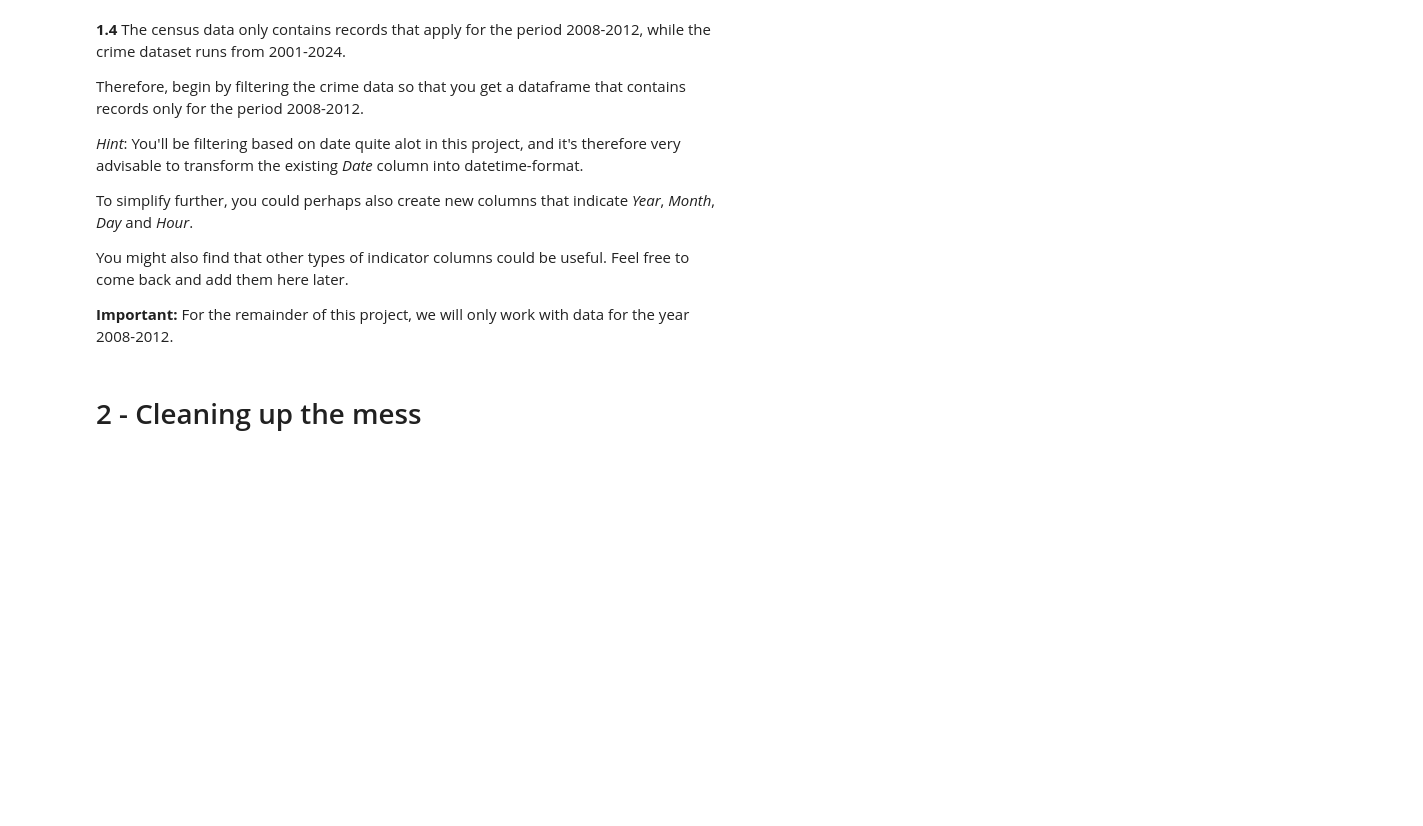
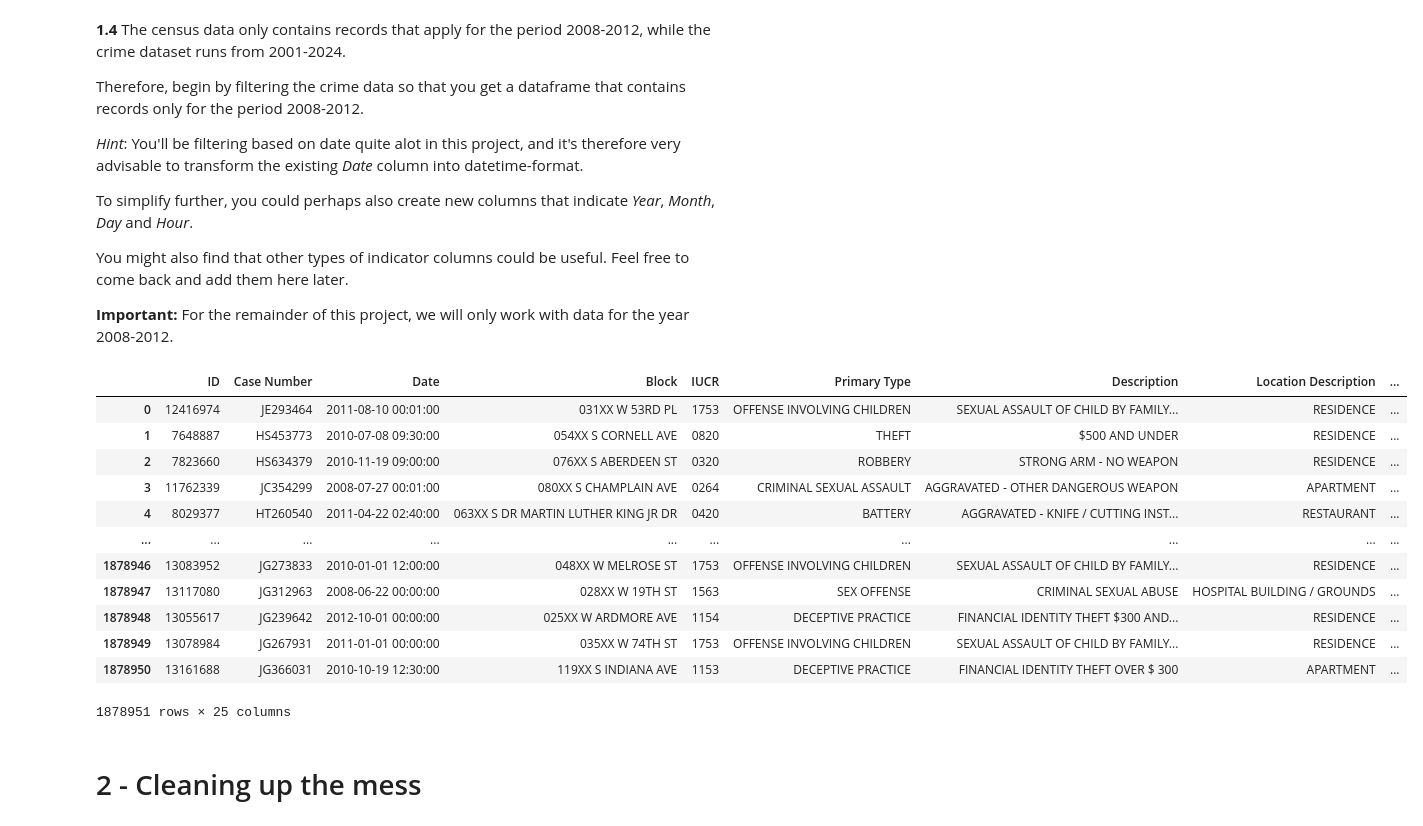
Before and after one commit to Cederlid/databehandling, a Jupyter notebook: laboration/chicago.ipynb, the cells around one changed output. Drawn from its saved outputs; the diff is of its cells as text; code cells hidden in the pictures; blank space fills up the shorter version.

Commit message:
Solve number 4

```diff
--- a/laboration/chicago.ipynb
+++ b/laboration/chicago.ipynb
@@ -50,14 +49,28 @@ chicago_crime_2001_to_2024_df['Date'] = pd.to_datetime(chicago_crime_2001_to_202
 # %%
 # create a new dataframe with crime records only the period 2008-2012
 
 year_2008_to_2012_filter = chicago_crime_2001_to_2024_df["Date"].dt.year.between(2008, 2012)
 
 chicago_crime_2008_to_2012_df = chicago_crime_2001_to_2024_df[year_2008_to_2012_filter].reset_index(drop=True)
 
-chicago_crime_2008_to_2012_df["Year"] = chicago_crime_2008_to_2012_df["Date"].dt.year
 chicago_crime_2008_to_2012_df["Month"] = chicago_crime_2008_to_2012_df["Date"].dt.month
 chicago_crime_2008_to_2012_df["Day"] = chicago_crime_2008_to_2012_df["Date"].dt.day
 chicago_crime_2008_to_2012_df["Hour"] = chicago_crime_2008_to_2012_df["Date"].dt.hour
+chicago_crime_2008_to_2012_df
+# %% [output]
+|  | ID | Case Number | Date | Block | IUCR | Primary Type | Description | Location Description | ... |
+| 0 | 12416974 | JE293464 | 2011-08-10 00:01:00 | 031XX W 53RD PL | 1753 | OFFENSE INVOLVING CHILDREN | SEXUAL ASSAULT OF CHILD BY FAMILY... | RESIDENCE | ... |
+| 1 | 7648887 | HS453773 | 2010-07-08 09:30:00 | 054XX S CORNELL AVE | 0820 | THEFT | $500 AND UNDER | RESIDENCE | ... |
+| 2 | 7823660 | HS634379 | 2010-11-19 09:00:00 | 076XX S ABERDEEN ST | 0320 | ROBBERY | STRONG ARM - NO WEAPON | RESIDENCE | ... |
+| 3 | 11762339 | JC354299 | 2008-07-27 00:01:00 | 080XX S CHAMPLAIN AVE | 0264 | CRIMINAL SEXUAL ASSAULT | AGGRAVATED - OTHER DANGEROUS WEAPON | APARTMENT | ... |
+| 4 | 8029377 | HT260540 | 2011-04-22 02:40:00 | 063XX S DR MARTIN LUTHER KING JR DR | 0420 | BATTERY | AGGRAVATED - KNIFE / CUTTING INST... | RESTAURANT | ... |
+| ... | ... | ... | ... | ... | ... | ... | ... | ... | ... |
+| 1878946 | 13083952 | JG273833 | 2010-01-01 12:00:00 | 048XX W MELROSE ST | 1753 | OFFENSE INVOLVING CHILDREN | SEXUAL ASSAULT OF CHILD BY FAMILY... | RESIDENCE | ... |
+| 1878947 | 13117080 | JG312963 | 2008-06-22 00:00:00 | 028XX W 19TH ST | 1563 | SEX OFFENSE | CRIMINAL SEXUAL ABUSE | HOSPITAL BUILDING / GROUNDS | ... |
+| 1878948 | 13055617 | JG239642 | 2012-10-01 00:00:00 | 025XX W ARDMORE AVE | 1154 | DECEPTIVE PRACTICE | FINANCIAL IDENTITY THEFT $300 AND... | RESIDENCE | ... |
+| 1878949 | 13078984 | JG267931 | 2011-01-01 00:00:00 | 035XX W 74TH ST | 1753 | OFFENSE INVOLVING CHILDREN | SEXUAL ASSAULT OF CHILD BY FAMILY... | RESIDENCE | ... |
+| 1878950 | 13161688 | JG366031 | 2010-10-19 12:30:00 | 119XX S INDIANA AVE | 1153 | DECEPTIVE PRACTICE | FINANCIAL IDENTITY THEFT OVER $ 300 | APARTMENT | ... |
+1878951 rows × 25 columns
 # %% [markdown]
 # 2 - Cleaning up the mess
 # %% [markdown]
```
Also changed, not shown: parts of 18 cells of this notebook.
